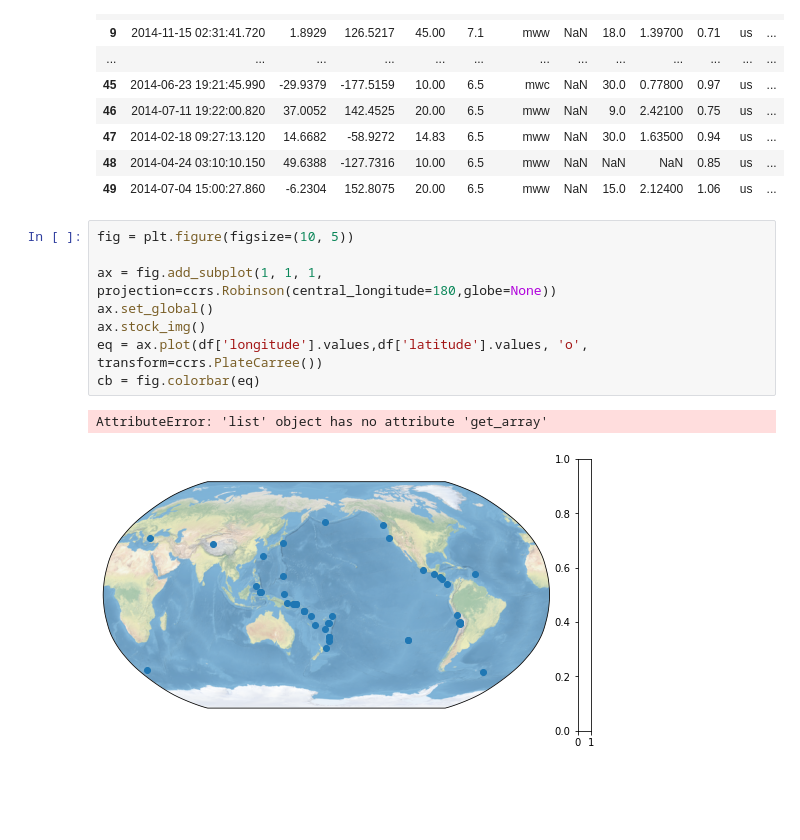
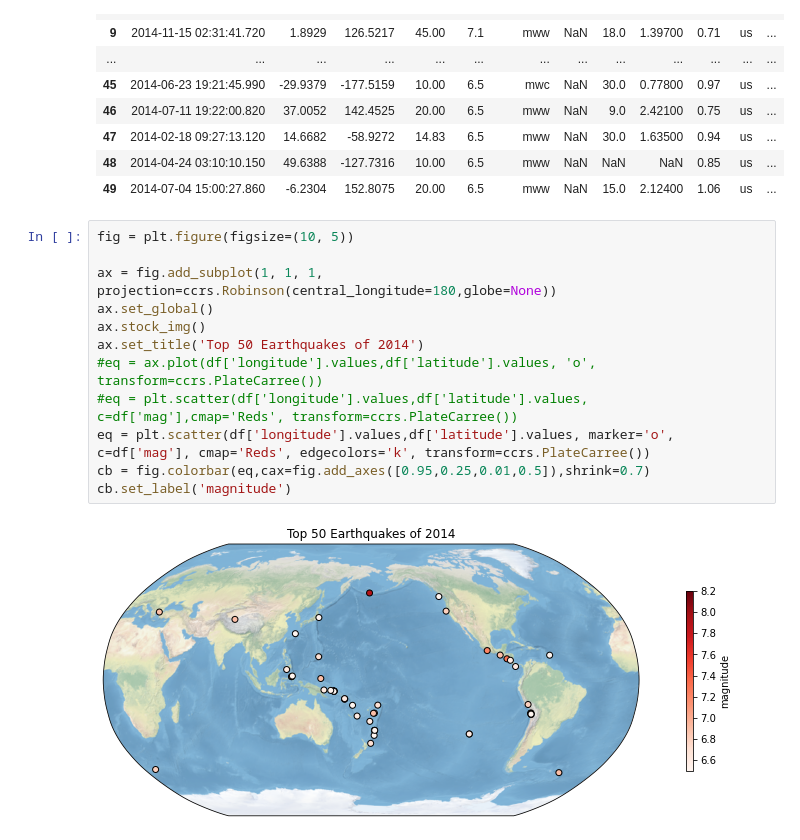
Before and after one commit to mzmzia/GitKraken_jupyter, a Jupyter notebook: PS4.ipynb, the cells around one changed output. Cells and saved outputs as stored; diff of their text form; blank space fills up the shorter version.

```diff
--- a/PS4.ipynb
+++ b/PS4.ipynb
@@ -33,11 +33,14 @@ df
 # %%
 fig = plt.figure(figsize=(10, 5))
 
 ax = fig.add_subplot(1, 1, 1, projection=ccrs.Robinson(central_longitude=180,globe=None))
 ax.set_global()
 ax.stock_img()
-eq = ax.plot(df['longitude'].values,df['latitude'].values, 'o', transform=ccrs.PlateCarree())
-cb = fig.colorbar(eq)
+ax.set_title('Top 50 Earthquakes of 2014')
+#eq = ax.plot(df['longitude'].values,df['latitude'].values, 'o', transform=ccrs.PlateCarree())
+#eq = plt.scatter(df['longitude'].values,df['latitude'].values, c=df['mag'],cmap='Reds', transform=ccrs.PlateCarree())
+eq = plt.scatter(df['longitude'].values,df['latitude'].values, marker='o', c=df['mag'], cmap='Reds', edgecolors='k', transform=ccrs.PlateCarree())
+cb = fig.colorbar(eq,cax=fig.add_axes([0.95,0.25,0.01,0.5]),shrink=0.7)
+cb.set_label('magnitude')
 # %% [output]
-AttributeError: 'list' object has no attribute 'get_array'
-[figure, old version]
+[figure, new version]
```
